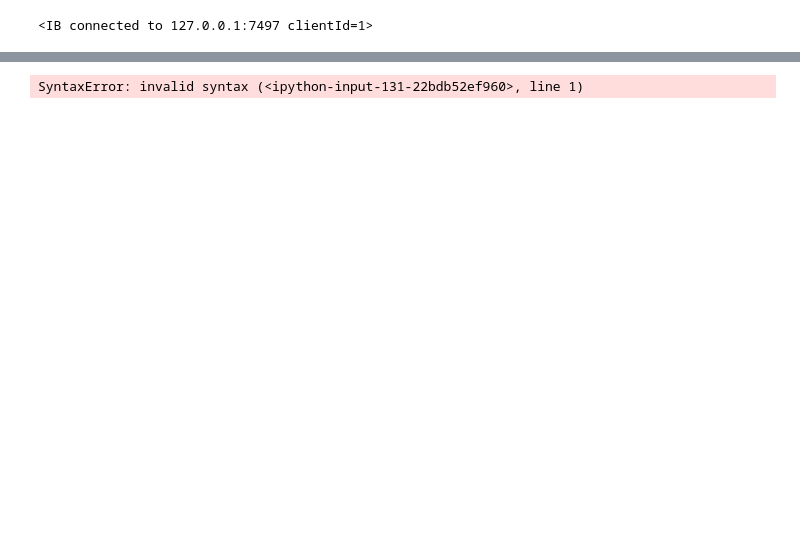
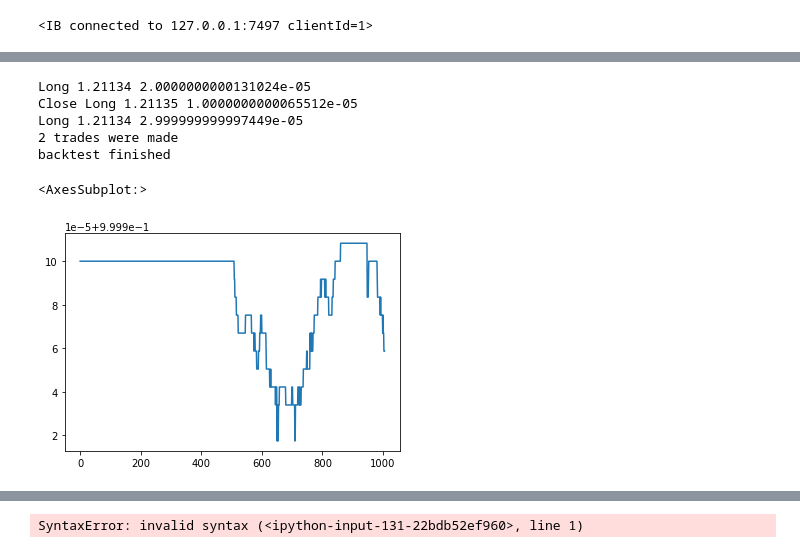
Before and after one commit to jaNGOB/IB_trader, a Jupyter notebook: tests.ipynb, the cells around one changed output, grey strips where cells are left out. Cells and saved outputs as stored; diff of their text form; code cells hidden in the pictures; blank space fills up the shorter version.

```diff
--- a/tests.ipynb
+++ b/tests.ipynb
@@ -30,0 +84,13 @@ df.columns = ['time', 'bidSize', 'bid', 'ask', 'askSize']
+# %%
+ret = backtest(df)
+# %% [output]
+Long 1.21134 2.0000000000131024e-05
+Close Long 1.21135 1.0000000000065512e-05
+Long 1.21134 2.999999999997449e-05
+2 trades were made
+backtest finished
+# %%
+ret.cum_returns.plot()
+# %% [output]
+<AxesSubplot:>
+[figure, added]
```
Also changed, not shown: parts of 22 cells of this notebook, 2 other files.
